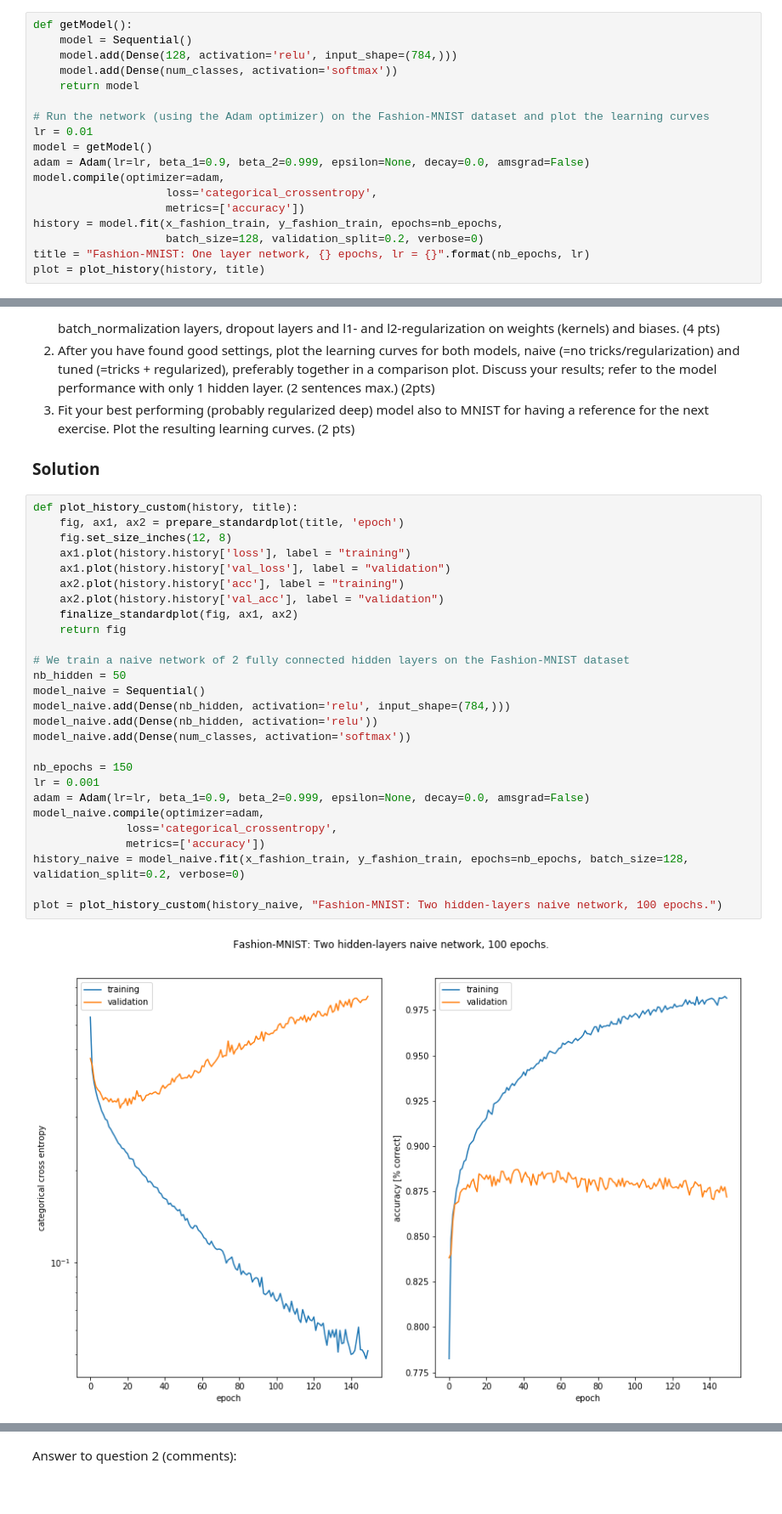
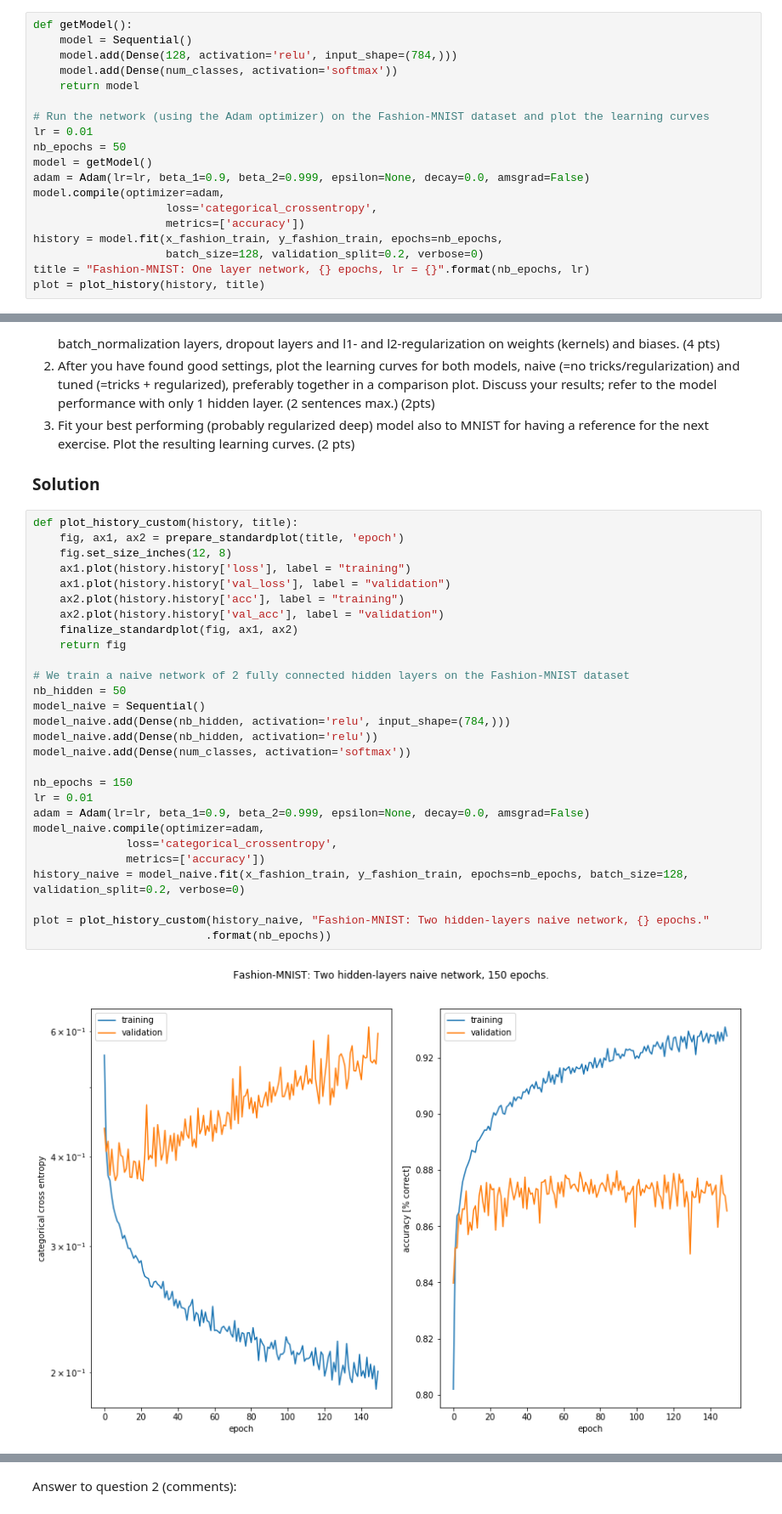
Before and after one commit to MartinStrambach/ANN_projects, a Jupyter notebook: project1.ipynb, the cells around one changed output, grey strips where cells are left out. Shown at 85% size. Saved outputs shown, nothing was run; the diff lists cells and outputs as text.

```diff
--- a/project1.ipynb
+++ b/project1.ipynb
@@ -383,6 +383,7 @@ def getModel():
 
 # Run the network (using the Adam optimizer) on the Fashion-MNIST dataset and plot the learning curves
 lr = 0.01
+nb_epochs = 50
 model = getModel()
 adam = Adam(lr=lr, beta_1=0.9, beta_2=0.999, epsilon=None, decay=0.0, amsgrad=False)
 model.compile(optimizer=adam,
@@ -488,32 +489,33 @@ Adding hidden layers to a deep network does not necessarily lead to a straight-f
 # %%
 def plot_history_custom(history, title):
     fig, ax1, ax2 = prepare_standardplot(title, 'epoch')
     fig.set_size_inches(12, 8)
     ax1.plot(history.history['loss'], label = "training")
     ax1.plot(history.history['val_loss'], label = "validation")
     ax2.plot(history.history['acc'], label = "training")
     ax2.plot(history.history['val_acc'], label = "validation")
     finalize_standardplot(fig, ax1, ax2)
     return fig
 
 # We train a naive network of 2 fully connected hidden layers on the Fashion-MNIST dataset
 nb_hidden = 50
 model_naive = Sequential()
 model_naive.add(Dense(nb_hidden, activation='relu', input_shape=(784,)))
 model_naive.add(Dense(nb_hidden, activation='relu'))
 model_naive.add(Dense(num_classes, activation='softmax'))
 
 nb_epochs = 150
-lr = 0.001
+lr = 0.01
 adam = Adam(lr=lr, beta_1=0.9, beta_2=0.999, epsilon=None, decay=0.0, amsgrad=False)
 model_naive.compile(optimizer=adam,
               loss='categorical_crossentropy',
               metrics=['accuracy'])
 history_naive = model_naive.fit(x_fashion_train, y_fashion_train, epochs=nb_epochs, batch_size=128, validation_split=0.2, verbose=0)
 
-plot = plot_history_custom(history_naive, "Fashion-MNIST: Two hidden-layers naive network, 100 epochs.")
+plot = plot_history_custom(history_naive, "Fashion-MNIST: Two hidden-layers naive network, {} epochs."
+                          .format(nb_epochs))
 # %% [output]
-[figure, old version]
+[figure, new version]
 # %%
 # There is a debate about whether BatchNorm should be applied before or after the activation function
 # interesting discussion here:
```
Also changed, not shown: parts of 6 cells of this notebook.
